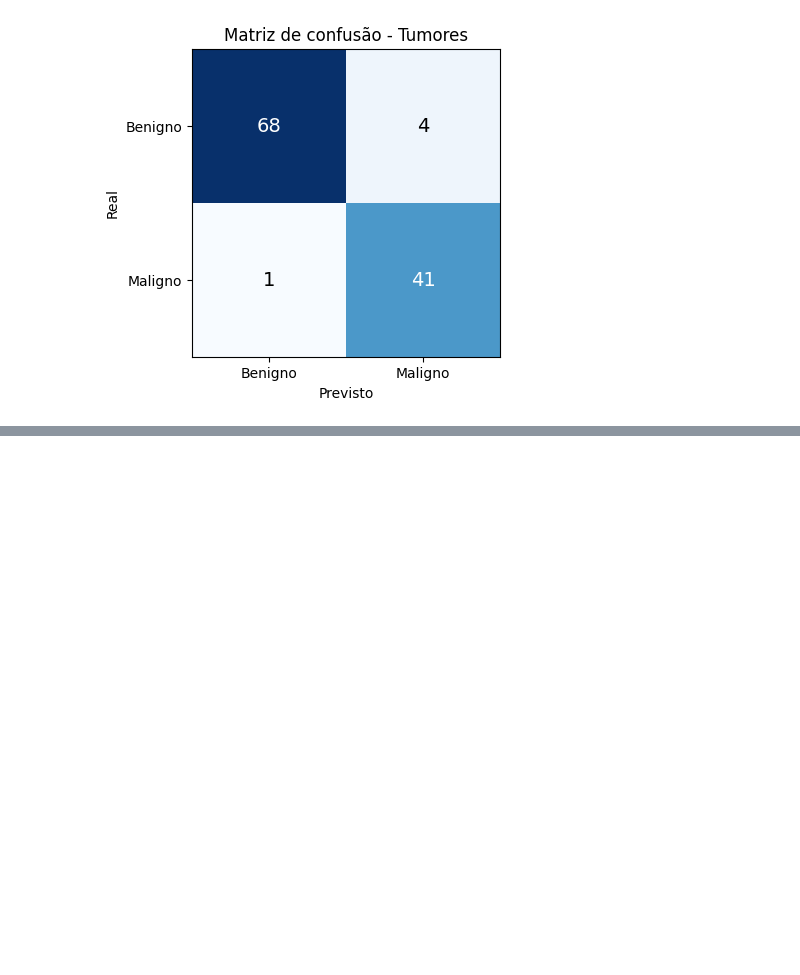
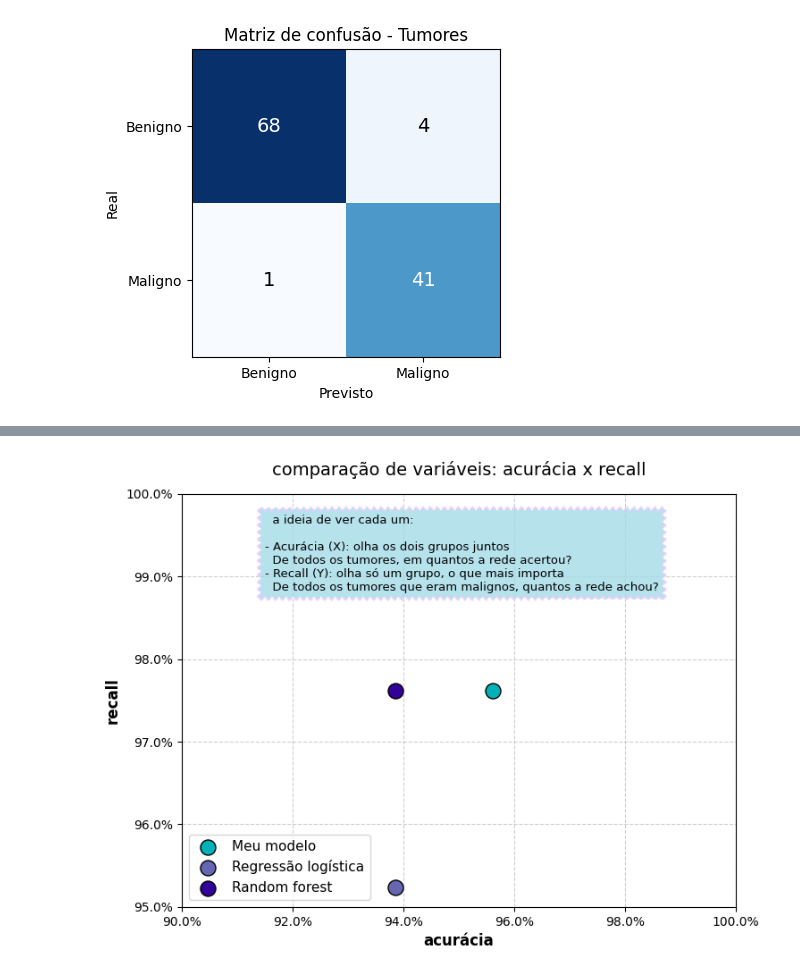
Before and after one commit to mmariannaholanda/ia_identificacao_tumores, a Jupyter notebook: treino_redeneural_ia.ipynb, the cells around one changed output, grey strips where cells are left out. Cells and saved outputs as stored; diff of their text form; code cells hidden in the pictures; blank space fills up the shorter version.

Commit message:
adicionando comparacoes, grafico de comparacao com outros modelos e ajuste de cores personalizadas

```diff
--- a/treino_redeneural_ia.ipynb
+++ b/treino_redeneural_ia.ipynb
@@ -357,8 +356,12 @@ probabilidades_teste, _, _ = propagar(
 previsoes_teste = (probabilidades_teste > 0.5).astype(int)
 acuracia_teste = np.mean(previsoes_teste == respostas_teste)
 
-print(f"Acurácia no treino: {acuracia_treino:.3f}")
-print(f"Acurácia no teste:  {acuracia_teste:.3f}")
+acuracia_treino = acuracia_treino *100
+acuracia_teste = acuracia_teste * 100
+baseline = baseline * 100
+
+print(f"Acurácia no treino: {acuracia_treino:.3f} %")
+print(f"Acurácia no teste:  {acuracia_teste:.3f} %")
 print(f"Baseline (sempre benigno): {baseline:.3f}")
 print(f"Ganho sobre o baseline: {acuracia_teste - baseline:.3f}")
 # %% [output]
@@ -376,11 +379,13 @@ verdadeiros_negativos = np.sum((previsoes_teste == 0) & (respostas_teste == 0))
 
 recall_maligno = verdadeiros_positivos / (verdadeiros_positivos + falsos_negativos)
 
+recall_maligno = recall_maligno * 100
+
 print(f"Verdadeiros positivos: {verdadeiros_positivos}")
 print(f"Falsos negativos: {falsos_negativos}")
 print(f"Falsos positivos: {falsos_positivos}")
 print(f"Verdadeiros negativos: {verdadeiros_negativos}")
-print(f"Recall (malignos detectados): {recall_maligno:.3f}")
+print(f"Recall: {recall_maligno:.3f} %")
 # %% [output]
 Verdadeiros positivos: 41
 Falsos negativos: 1
@@ -486,0 +546,75 @@ FloatText(value=0.03323, description='Pontos côncavos médio: ')
+# %%
+# resumo das comparacoes:
+from sklearn.metrics import confusion_matrix
+
+print("\n\n\033[33mComparação no teste (114 tumores)\033[0m\n")
+print(f"\033[31mBaseline (sempre benigno):\033[0m acurácia {baseline:.3f} %  recall 0.000")
+print(f"\033[31mMinha rede do zero:\033[0m        acurácia \033[32m{acuracia_teste:.3f} %\033[0m    recall \033[32m{recall_maligno:.3f} %\033[0m")
+print(f"\033[31mRegressão logística:\033[0m       acurácia {acuracia_logistic:.3f} %    recall {recall_logistic:.3f} %")
+print(f"\033[31mRandom forest:\033[0m             acurácia {acuracia_florest:.3f} %    recall {recall_florest:.3f} %\n\n\n")
+
+
+# vou so montar um grafico para melhor visualizacao
+import matplotlib.ticker as mticker
+
+meu_modelo =   acuracia_teste,recall_maligno
+regressao_log =   acuracia_logistic, recall_logistic
+ramdom_frst =   acuracia_florest,recall_florest
+
+fig, ax = plt.subplots(figsize=(8, 6))
+
+
+ax.scatter(meu_modelo[0], meu_modelo[1], color='#00b1b7',s=150, edgecolor='black',label='Meu modelo', zorder=3)
+ax.text(meu_modelo[0] + 0.1, meu_modelo[1] + 0.1, '', fontsize=10, fontweight='bold')
+
+ax.scatter(regressao_log[0], regressao_log[1], color='#6666b2',s=150, edgecolor='black', label='Regressão logística', zorder=3)
+ax.text(regressao_log[0] + 0.1, regressao_log[1] + 0.1, '', fontsize=10, fontweight='bold')
+ax.scatter(ramdom_frst[0], ramdom_frst[1], color='#330099',s=150, edgecolor='black',label='Random forest', zorder=3)
+ax.text(ramdom_frst[0] + 0.1, ramdom_frst[1] + 0.1, '', fontsize=10, fontweight='bold')
+
+
+ax.set_xlabel('acurácia', fontsize=12, fontweight='bold')
+ax.set_ylabel('recall', fontsize=12, fontweight='bold')
+ax.set_title('comparação de variáveis: acurácia x recall', fontsize=14, pad=15)
+
+
+ax.xaxis.set_major_formatter(mticker.PercentFormatter(xmax=100))
+ax.yaxis.set_major_formatter(mticker.PercentFormatter(xmax=100))
+
+# ajustando os limites aqui
+ax.set_xlim(90, 100)  # Eixo X: 90% a 100%
+ax.set_ylim(95, 100)  # Eixo Y: 95% a 100%
+
+
+# colocando uma obs para quem não entende sobre
+texto_obs = (
+    "  a ideia de ver cada um: \n\n"
+    "- Acurácia (X): olha os dois grupos juntos\n"
+    "  De todos os tumores, em quantos a rede acertou? \n"
+    "- Recall (Y): olha só um grupo, o que mais importa\n"
+    "  De todos os tumores que eram malignos, quantos a rede achou?"
+)
+
+ax.text(
+    91.5, 98.8, texto_obs,        # posição x e y onde o texto vai começar
+    fontsize=9.5,
+    verticalalignment='bottom',
+    horizontalalignment='left',
+    bbox=dict(
+        boxstyle='sawtooth,pad=0.6',
+        facecolor='#a4dbe8',
+        edgecolor='#f1c9fe',
+        linewidth= 1.5,
+        linestyle='--',
+        alpha=0.8
+    )
+)
+
+
+# voltando para op grafico em si
+ax.grid(True, linestyle='--', alpha=0.6)
+ax.legend(loc='lower left', fontsize=11)
+
+plt.savefig("grafico_comparacao.png",dpi=150,bbox_inches="tight")
+plt.show()
+# %% [output]
@@ -486,0 +627 @@ FloatText(value=0.03323, description='Pontos côncavos médio: ')
+[figure, added]
```
Also changed, not shown: parts of 5 cells of this notebook.
